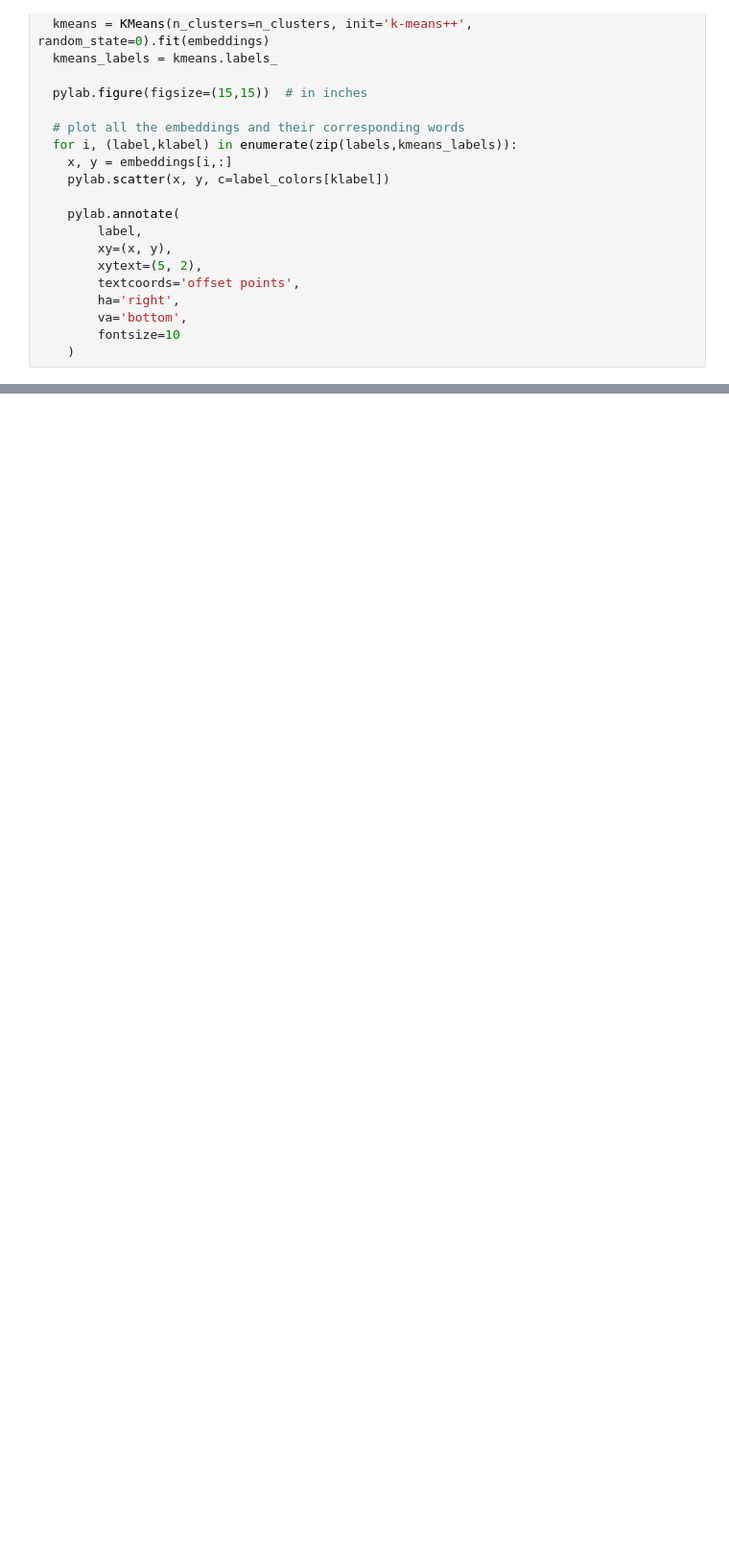
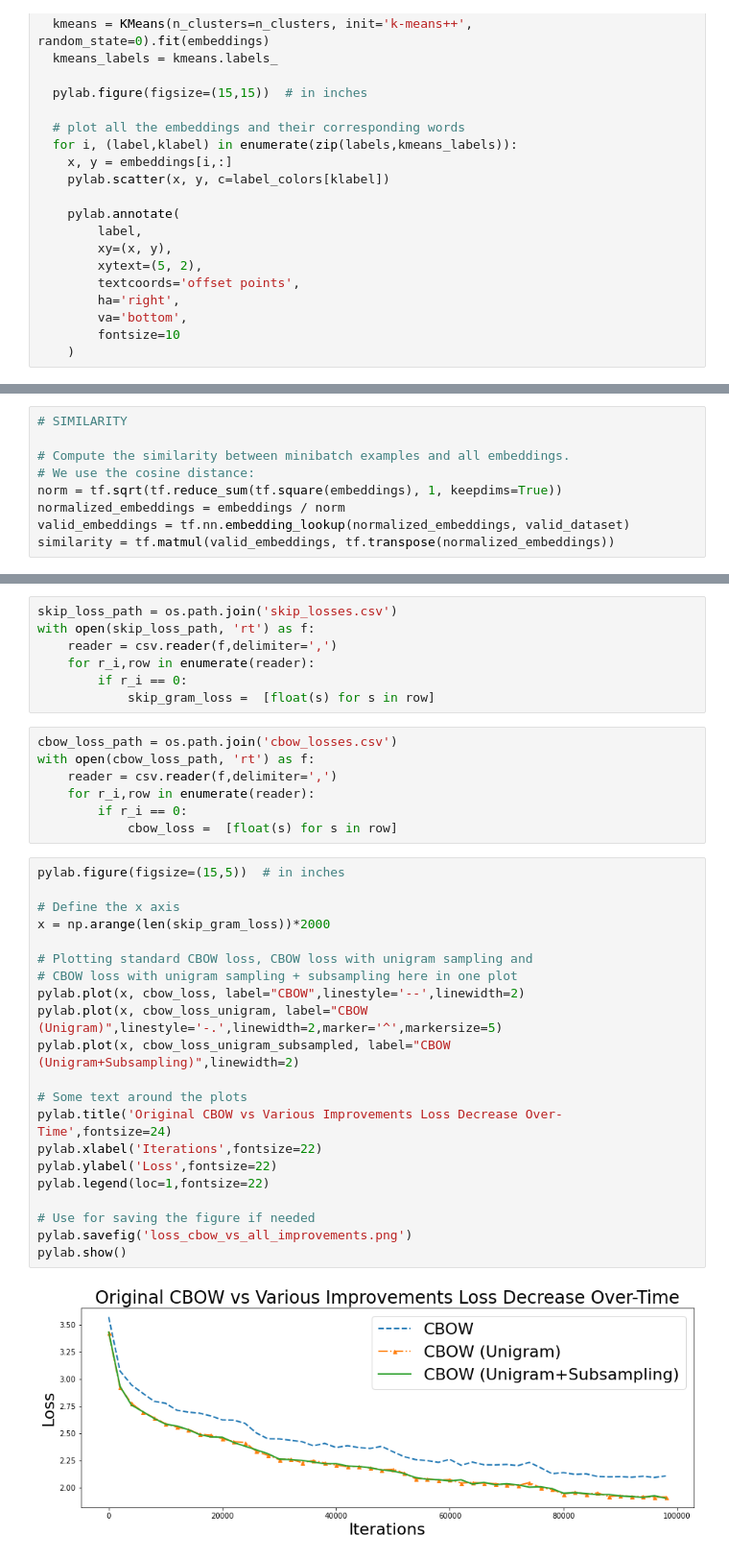
Before and after one commit to vikramkrishnan9885/MyColab, a Jupyter notebook: Word2VecEmbeddings.ipynb, the cells around one changed output, grey strips where cells are left out. Shown at 96% size. Cells and saved outputs as stored; diff of their text form; blank space fills up the shorter version.

```diff
--- a/Word2VecEmbeddings.ipynb
+++ b/Word2VecEmbeddings.ipynb
@@ -742,0 +1187,9 @@ plot(two_d_embeddings, words)
+# %%
+# SIMILARITY
+
+# Compute the similarity between minibatch examples and all embeddings.
+# We use the cosine distance:
+norm = tf.sqrt(tf.reduce_sum(tf.square(embeddings), 1, keepdims=True))
+normalized_embeddings = embeddings / norm
+valid_embeddings = tf.nn.embedding_lookup(normalized_embeddings, valid_dataset)
+similarity = tf.matmul(valid_embeddings, tf.transpose(normalized_embeddings))
@@ -742,0 +1386,37 @@ plot(two_d_embeddings, words)
+# %%
+skip_loss_path = os.path.join('skip_losses.csv')
+with open(skip_loss_path, 'rt') as f:
+    reader = csv.reader(f,delimiter=',')
+    for r_i,row in enumerate(reader):
+        if r_i == 0:
+            skip_gram_loss =  [float(s) for s in row]
+# %%
+cbow_loss_path = os.path.join('cbow_losses.csv')
+with open(cbow_loss_path, 'rt') as f:
+    reader = csv.reader(f,delimiter=',')
+    for r_i,row in enumerate(reader):
+        if r_i == 0:
+            cbow_loss =  [float(s) for s in row]
+# %%
+pylab.figure(figsize=(15,5))  # in inches
+
+# Define the x axis
+x = np.arange(len(skip_gram_loss))*2000
+
+# Plotting standard CBOW loss, CBOW loss with unigram sampling and
+# CBOW loss with unigram sampling + subsampling here in one plot
+pylab.plot(x, cbow_loss, label="CBOW",linestyle='--',linewidth=2)
+pylab.plot(x, cbow_loss_unigram, label="CBOW (Unigram)",linestyle='-.',linewidth=2,marker='^',markersize=5)
+pylab.plot(x, cbow_loss_unigram_subsampled, label="CBOW (Unigram+Subsampling)",linewidth=2)
+
+# Some text around the plots
+pylab.title('Original CBOW vs Various Improvements Loss Decrease Over-Time',fontsize=24)
+pylab.xlabel('Iterations',fontsize=22)
+pylab.ylabel('Loss',fontsize=22)
+pylab.legend(loc=1,fontsize=22)
+
+# Use for saving the figure if needed
+pylab.savefig('loss_cbow_vs_all_improvements.png')
+pylab.show()
+# %% [output]
+[figure, added]
```
Also changed, not shown: parts of 43 cells of this notebook.
